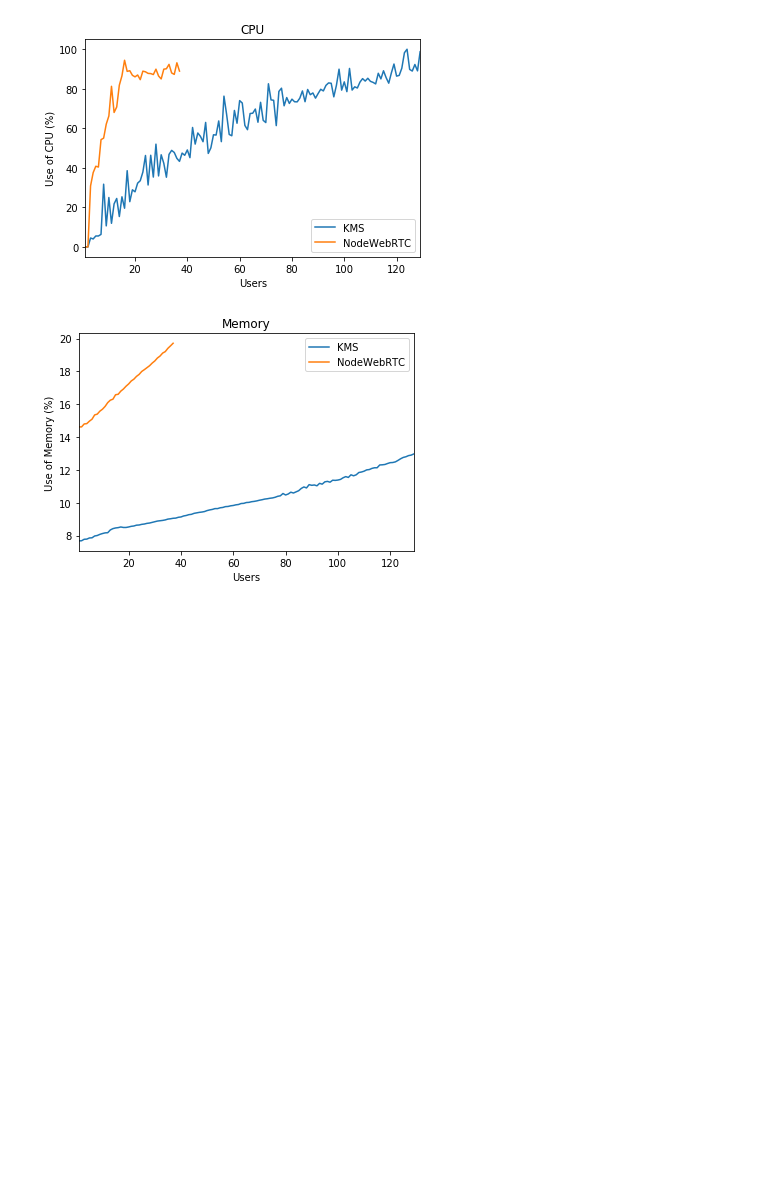
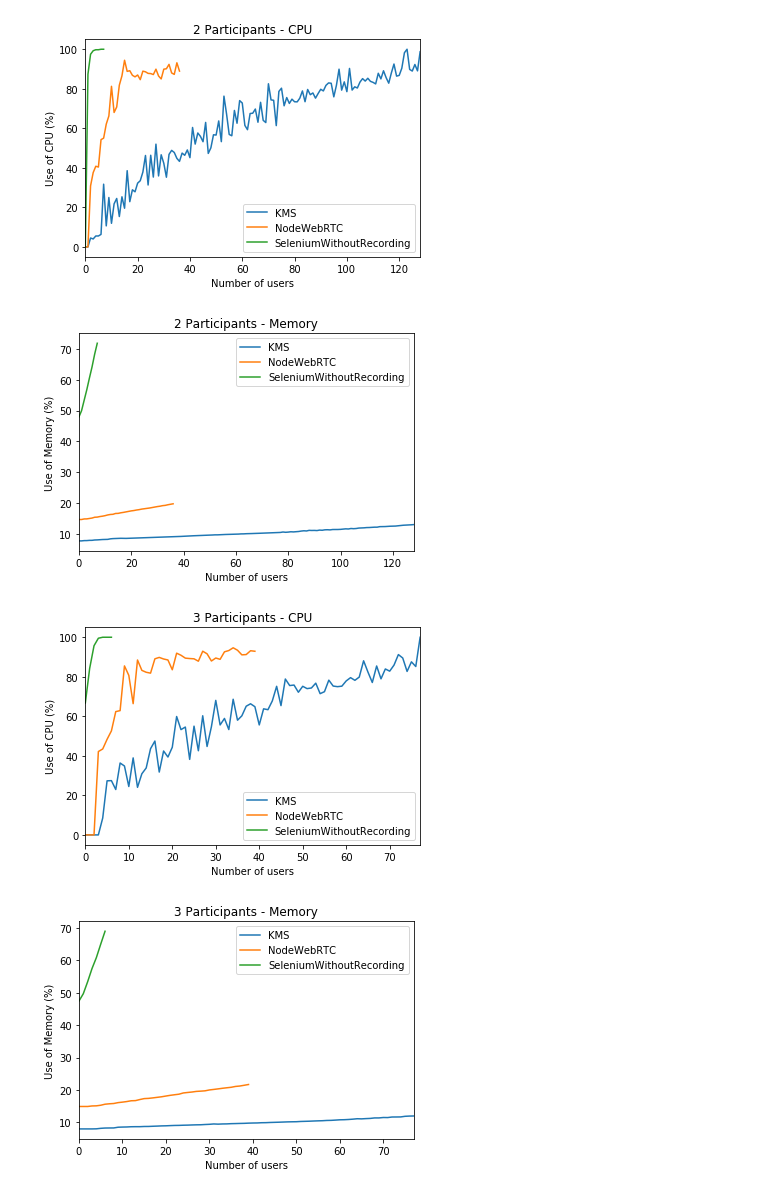
Before and after one commit to Maes95/ChartGenerator_WebRTC, a Jupyter notebook: ChartGenerator.ipynb, the cells around one changed output. Cells and saved outputs as stored; diff of their text form; code cells hidden in the pictures; blank space fills up the shorter version.

Commit message:
Add KMS, NodeWebRTC and SeleniumWithoutRecording

```diff
--- a/ChartGenerator.ipynb
+++ b/ChartGenerator.ipynb
@@ -19,9 +19,9 @@ def csvToList(filename, valueKey, timestamp_key="@timestamp"):
 def closestDatetime(metricList, date):
     return min(metricList, key=lambda x: abs(x[0] - date))
 # %%
-experiments = ["2"]
+experiments = ["2", "3", "5", "8"]
 # Approach with more users should be the first
-approaches = ["KMS", "NodeWebRTC"]
+approaches = ["KMS", "NodeWebRTC", "SeleniumWithoutRecording"]
 
 for experiment in experiments:
 
@@ -50,36 +50,42 @@ for experiment in experiments:
             "mem": []
         }
 
         for userJoinedTimeStamp in orderedJoinedList:
             count = count + 1
             closestCpuMetric = float(closestDatetime(cpuList, userJoinedTimeStamp)[1][:-1])
             closestMemMetric = float(closestDatetime(memList, userJoinedTimeStamp)[1][:-1])
             data["users"].append(count)
             data["cpu"].append(closestCpuMetric)
             data["mem"].append(closestMemMetric)
 
         cpu_data = {}
         cpu_data["Users"] = data["users"]
         cpu_data[approach] = data["cpu"]
         cpu_dfs.append(pd.DataFrame(cpu_data))
 
         mem_data = {}
         mem_data["Users"] = data["users"]
         mem_data[approach] = data["mem"]
 
         mem_dfs.append(pd.DataFrame(mem_data))
 
     # Generate CPU Chart
-    cpu_df = reduce(lambda left,right: left.set_index('Users').join(right.set_index('Users')), cpu_dfs)
-    ax = cpu_df.plot.line(title="CPU")
+    cpu_df = reduce(lambda left,right: left.merge(right, how="left"), cpu_dfs)
+    cpu_df = cpu_df.drop(columns=['Users'])
+    ax = cpu_df.plot.line(title="%s Participants - CPU"%experiment)
     ax.set_ylabel("Use of CPU (%)")
+    ax.set_xlabel("Number of users")
     ax.figure.savefig("images/%s_Participants_Per_Session_CPU.pdf"%experiment, bbox_inches='tight')
 
     # Generate Mem
-    mem_df = reduce(lambda left,right: left.set_index('Users').join(right.set_index('Users')), mem_dfs)
-    ax = mem_df.plot.line(title="Memory")
+    mem_df = reduce(lambda left,right: left.merge(right, how="left"), mem_dfs)
+    mem_df = mem_df.drop(columns=['Users'])
+    ax = mem_df.plot.line(title="%s Participants - Memory"%experiment)
     ax.set_ylabel("Use of Memory (%)")
+    ax.set_xlabel("Number of users")
     ax.figure.savefig("images/%s_Participants_Per_Session_Mem.pdf"%experiment, bbox_inches='tight')
 # %% [output]
-[figure, old version]
+[figure, new version]
-[figure, old version]
+[figure, new version]
+[figure, added]
+[figure, added]
```
Also changed, not shown: parts of 1 cell of this notebook, 38 other files.
